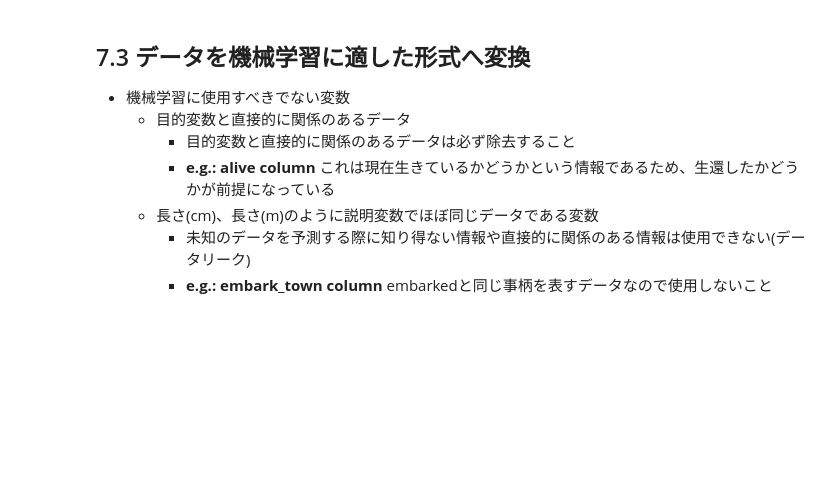
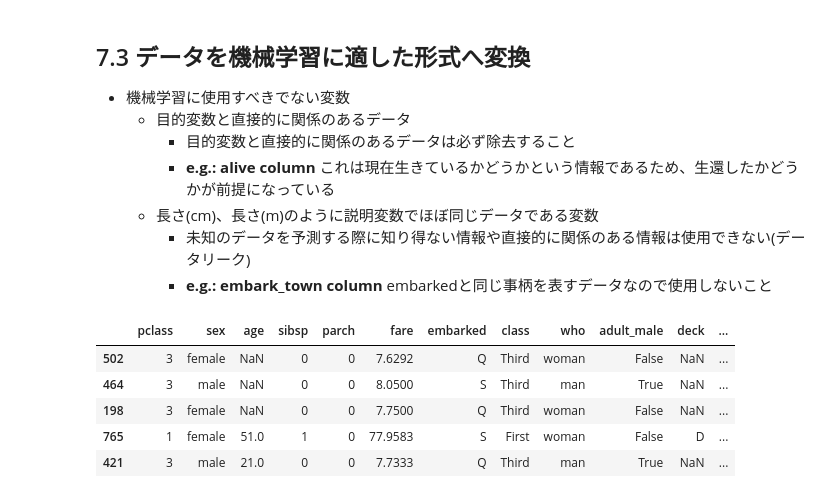
Before and after one commit to kackey0-1/ml_handson, a Jupyter notebook: data_exploratory_100/7_preprocessing_training_data.ipynb, the cells around one changed output. Cells and saved outputs as stored; diff of their text form; code cells hidden in the pictures; blank space fills up the shorter version.

```diff
--- a/data_exploratory_100/7_preprocessing_training_data.ipynb
+++ b/data_exploratory_100/7_preprocessing_training_data.ipynb
@@ -66,3 +66,13 @@ print(test_ds.shape)
   - 長さ(cm)、長さ(m)のように説明変数でほぼ同じデータである変数
     - 未知のデータを予測する際に知り得ない情報や直接的に関係のある情報は使用できない(データリーク)
     - **e.g.: embark_town column** embarkedと同じ事柄を表すデータなので使用しないこと
+# %%
+train_ds.drop(columns=['alive', 'embark_town'])
+train_ds.head(5)
+# %% [output]
+|  | pclass | sex | age | sibsp | parch | fare | embarked | class | who | adult_male | deck | ... |
+| 502 | 3 | female | NaN | 0 | 0 | 7.6292 | Q | Third | woman | False | NaN | ... |
+| 464 | 3 | male | NaN | 0 | 0 | 8.0500 | S | Third | man | True | NaN | ... |
+| 198 | 3 | female | NaN | 0 | 0 | 7.7500 | Q | Third | woman | False | NaN | ... |
+| 765 | 1 | female | 51.0 | 1 | 0 | 77.9583 | S | First | woman | False | D | ... |
+| 421 | 3 | male | 21.0 | 0 | 0 | 7.7333 | Q | Third | man | True | NaN | ... |
```
Also changed, not shown: parts of 4 cells of this notebook, 1 other file.
